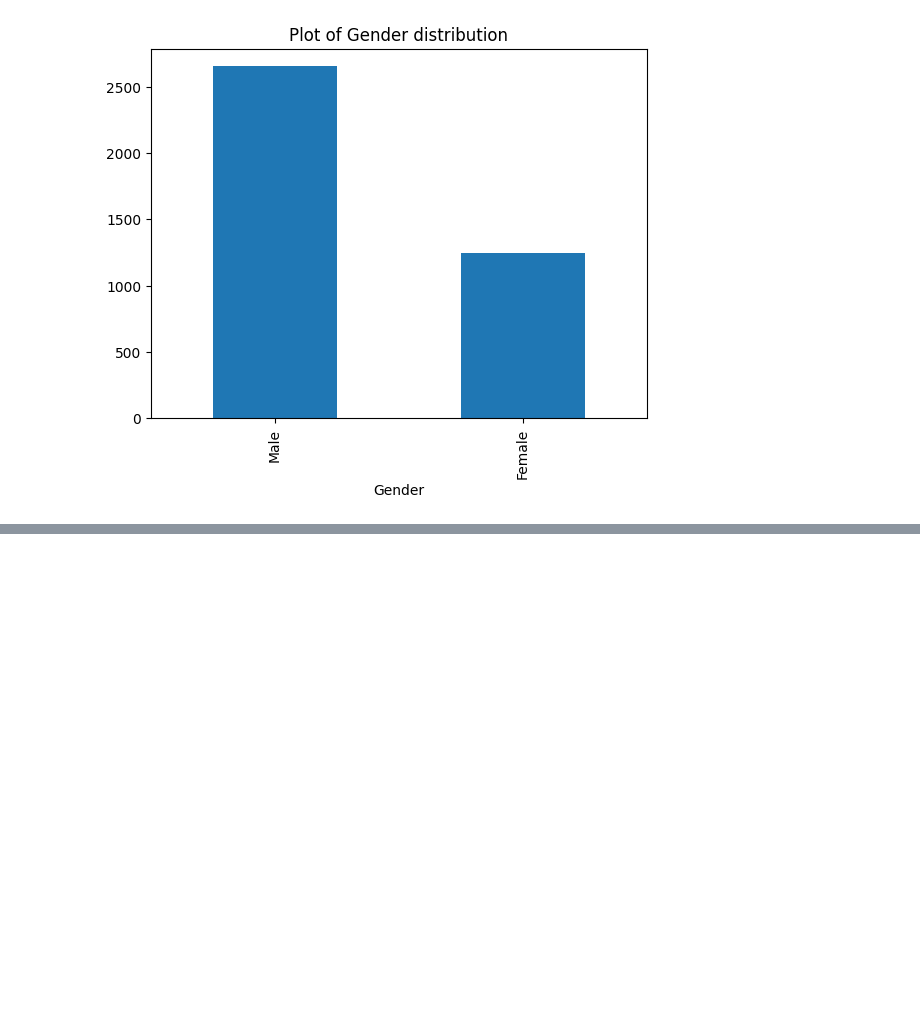
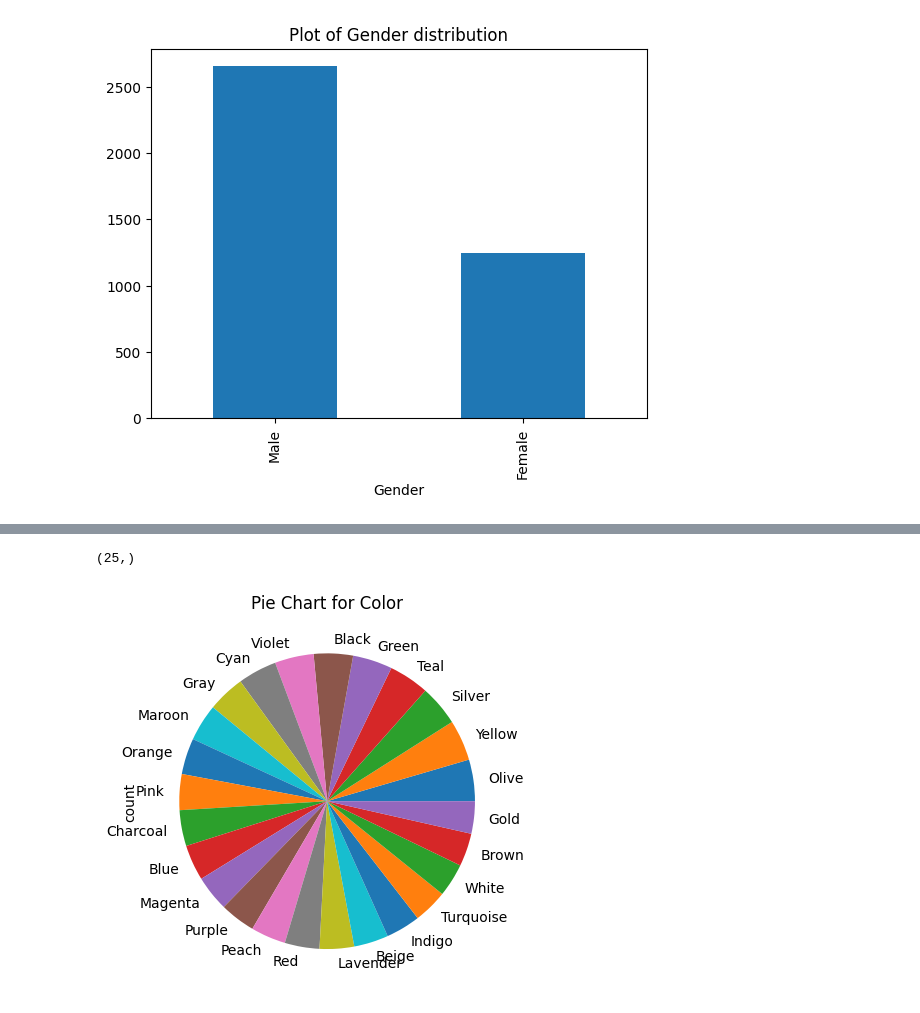
Before and after one commit to LeahDeshar/BCA-Python-Training, a Jupyter notebook: shoppingTrends.ipynb, the cells around one changed output, grey strips where cells are left out. Saved outputs shown, nothing was run; the diff lists cells and outputs as text; code cells hidden in the pictures; blank space fills up the shorter version.

```diff
--- a/shoppingTrends.ipynb
+++ b/shoppingTrends.ipynb
@@ -118,0 +204,10 @@ Name: Purchase Amount (USD), dtype: float64
+# %%
+data["Color"].value_counts().shape
+# %% [output]
+(25,)
+# %%
+data["Color"].value_counts().plot(kind = "pie")
+plt.title("Pie Chart for Color")
+plt.show()
+# %% [output]
+[figure, added]
```
Also changed, not shown: parts of 17 cells of this notebook.
